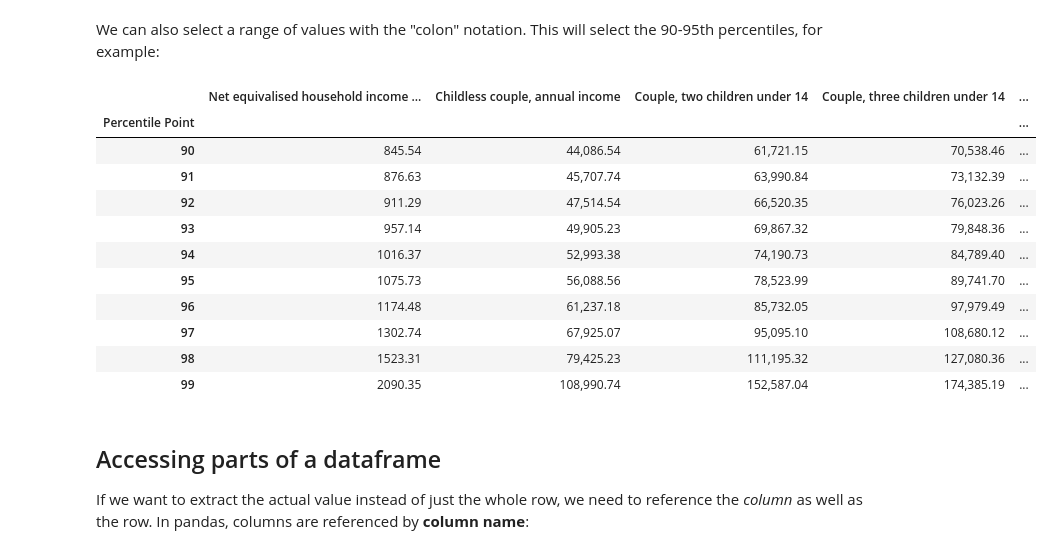
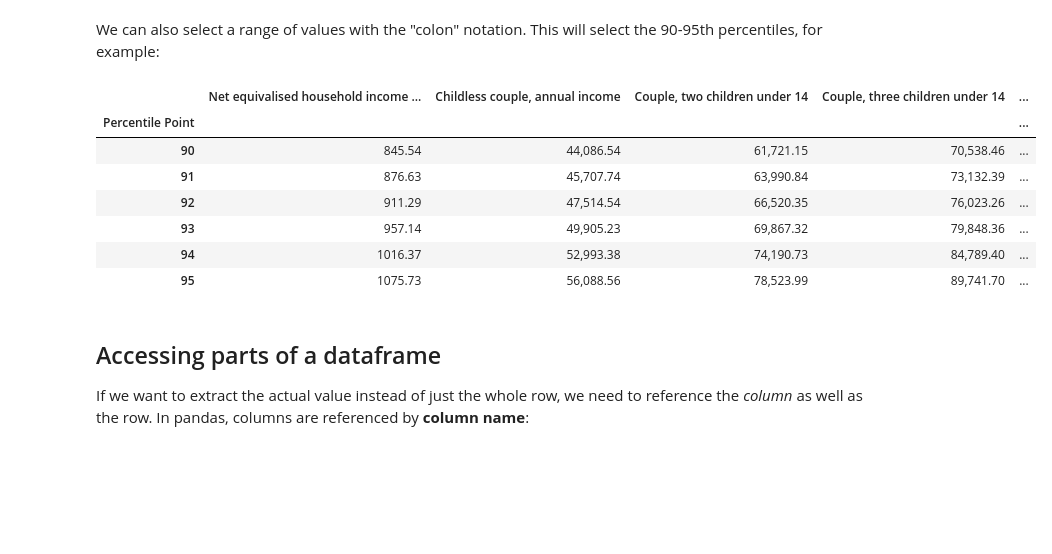
Before and after one commit to rebeccaastaix/QM2, a Jupyter notebook: notebooks/W02. Pandas.ipynb, the cells around one changed output. Saved outputs shown, nothing was run; the diff lists cells and outputs as text; code cells hidden in the pictures; blank space fills up the shorter version.

```diff
--- a/notebooks/W02. Pandas.ipynb
+++ b/notebooks/W02. Pandas.ipynb
@@ -113,20 +104,16 @@ dtype: object
 # %% [markdown]
 We can also select a range of values with the "colon" notation. This will select the 90-95th percentiles, for example:
 # %%
-income.loc[90:]
+income.loc[90:95]
 # %% [output]
 |  | Net equivalised household income ... | Childless couple, annual income | Couple, two children under 14 | Couple, three children under 14 | ... |
 | Percentile Point |  |  |  |  | ... |
 | 90 | 845.54 | 44,086.54 | 61,721.15 | 70,538.46 | ... |
 | 91 | 876.63 | 45,707.74 | 63,990.84 | 73,132.39 | ... |
 | 92 | 911.29 | 47,514.54 | 66,520.35 | 76,023.26 | ... |
 | 93 | 957.14 | 49,905.23 | 69,867.32 | 79,848.36 | ... |
 | 94 | 1016.37 | 52,993.38 | 74,190.73 | 84,789.40 | ... |
 | 95 | 1075.73 | 56,088.56 | 78,523.99 | 89,741.70 | ... |
-| 96 | 1174.48 | 61,237.18 | 85,732.05 | 97,979.49 | ... |
-| 97 | 1302.74 | 67,925.07 | 95,095.10 | 108,680.12 | ... |
-| 98 | 1523.31 | 79,425.23 | 111,195.32 | 127,080.36 | ... |
-| 99 | 2090.35 | 108,990.74 | 152,587.04 | 174,385.19 | ... |
 # %% [markdown]
 ## Accessing parts of a dataframe
 
```
Also changed, not shown: parts of 8 cells of this notebook.
